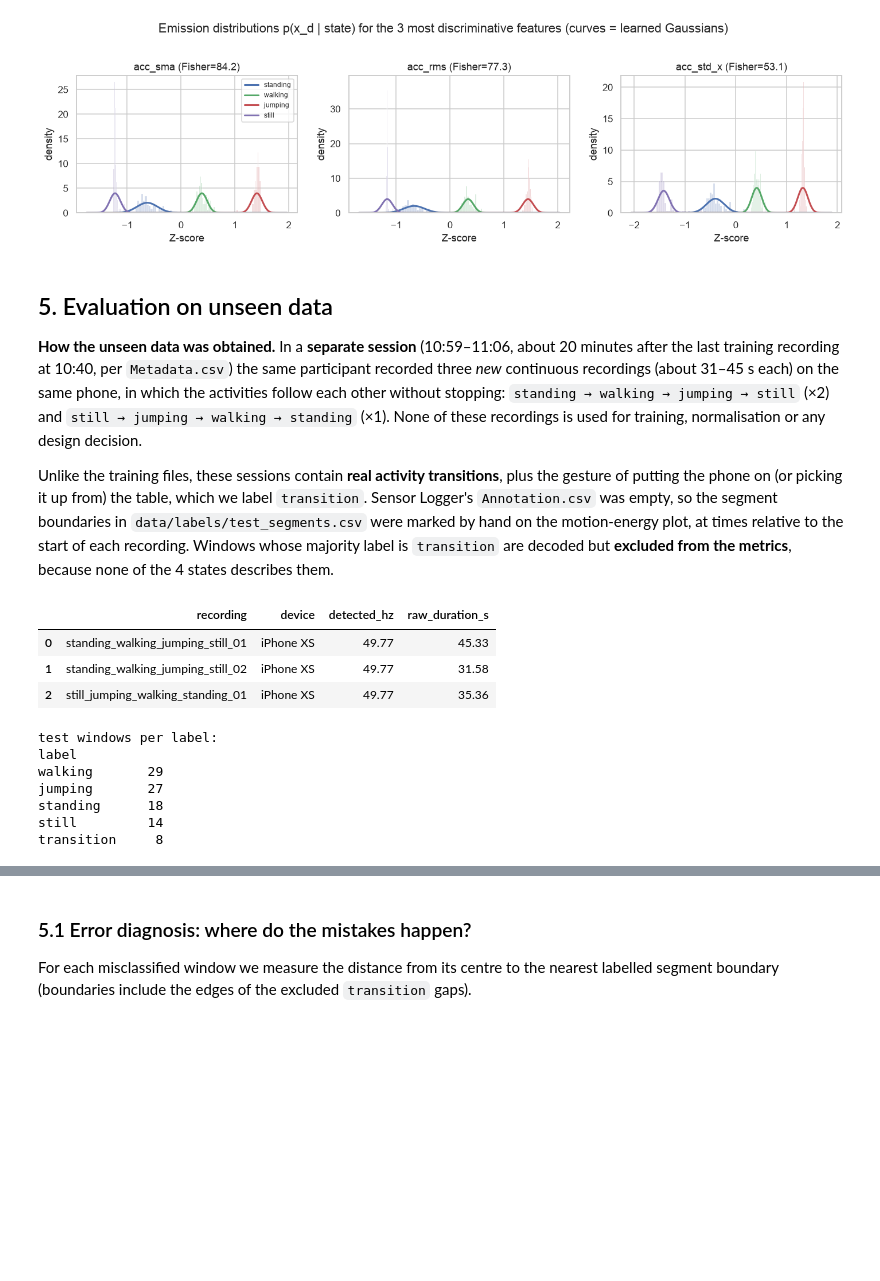
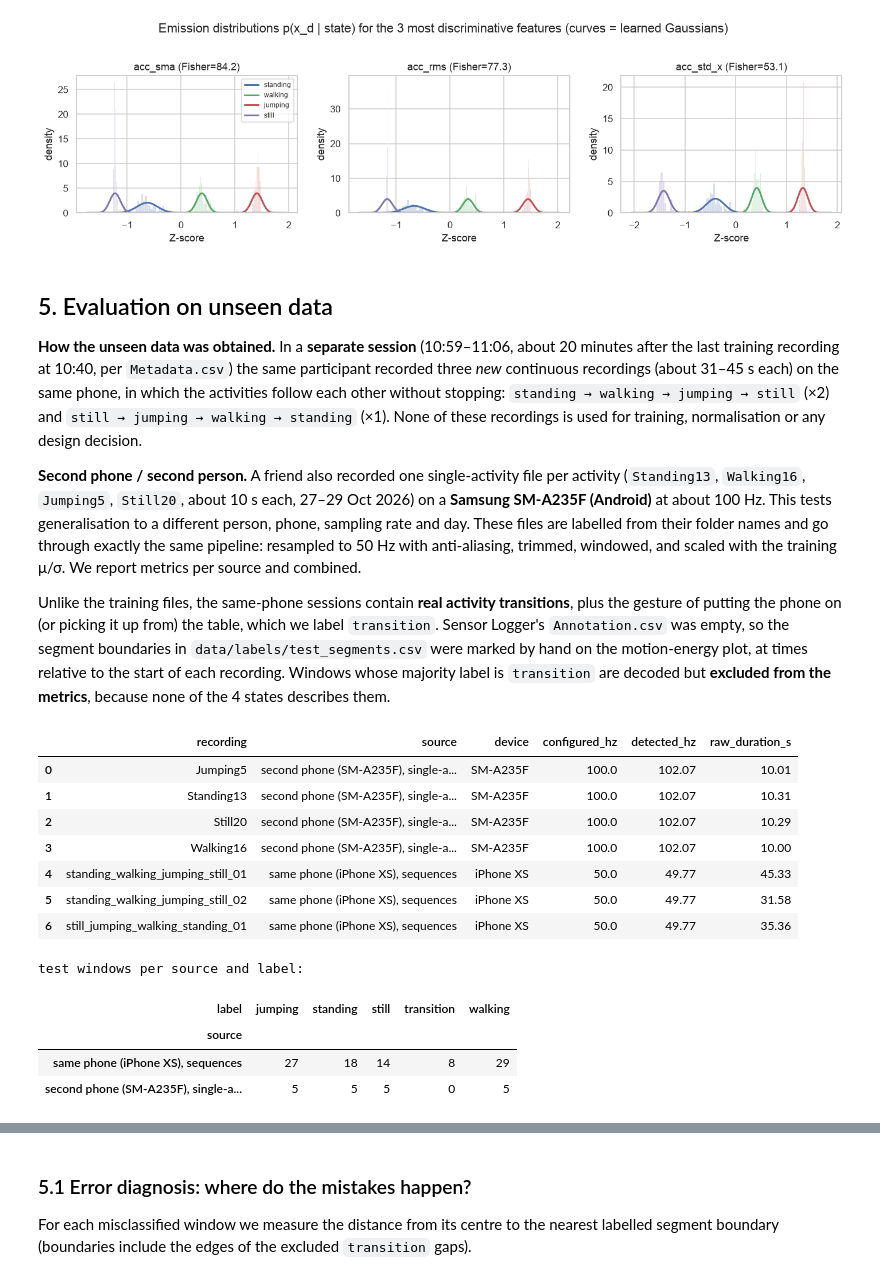
Before and after one commit to Eddydev-ALU/hmm-human-activity-recognition-formative-2, a Jupyter notebook: notebooks/hmm_activity_recognition.ipynb, the cells around one changed output, grey strips where cells are left out. Cells and saved outputs as stored; diff of their text form; code cells hidden in the pictures; blank space fills up the shorter version.

```diff
--- a/notebooks/hmm_activity_recognition.ipynb
+++ b/notebooks/hmm_activity_recognition.ipynb
@@ -72,8 +74,11 @@ The two sensors share timestamps, so we merge them with an inner join on `time`.
 Raw files are never modified. All cleaning happens here, and the cleaned outputs go to `data/processed/`.
 # %%
 def parse_label(folder: Path) -> str:
-    """Activity label = part of the folder name before the first '_'."""
-    return folder.name.split("_")[0]
+    """Activity label = leading letters of the folder name, lower-cased.
+
+    Handles both naming schemes: `walking_05-<ts>` (our phone) and `Walking16-<ts>` (second phone).
+    """
+    return re.match(r"[A-Za-z]+", folder.name).group(0).lower()
 
 
 def read_metadata(folder: Path) -> dict:
@@ -92,7 +97,11 @@ def load_recording(folder: Path) -> pd.DataFrame:
     gyr = pd.read_csv(folder / "Gyroscope.csv")[["time", "x", "y", "z"]]
     acc = acc.rename(columns={c: f"acc_{c}" for c in "xyz"})
     gyr = gyr.rename(columns={c: f"gyro_{c}" for c in "xyz"})
-    df = acc.merge(gyr, on="time", how="inner").sort_values("time").drop_duplicates("time")
+    # nearest-timestamp merge (tolerance = half a sample): identical to an exact join when the sensors share
+    # timestamps (iPhone), robust when a few samples are missing or offset (Android)
+    acc, gyr = acc.sort_values("time"), gyr.sort_values("time")
+    tol = int(np.median(np.diff(acc["time"])) // 2)
+    df = pd.merge_asof(acc, gyr, on="time", direction="nearest", tolerance=tol).dropna().drop_duplicates("time")
     df.insert(0, "t", (df["time"] - df["time"].iloc[0]) / 1e9)
     return df.drop(columns="time").reset_index(drop=True)
 
@@ -171,11 +181,20 @@ def resample(df: pd.DataFrame, fs: float = FS) -> pd.DataFrame:
     """Resample all signal columns onto a uniform grid at `fs` Hz with linear interpolation.
 
     Harmonises phones with different (or jittery) sampling rates. Grid: 0, 1/fs, ..., <= last timestamp.
+    When downsampling (source rate > 1.2 * fs, e.g. a 100 Hz phone), a zero-phase 4th-order Butterworth
+    low-pass at 0.8 * (fs / 2) = 20 Hz is applied first, so content above the new Nyquist frequency cannot alias.
     """
     t = df["t"].to_numpy()
+    src = detect_rate(t)
+    cols = df.columns.drop("t")
+    if src > 1.2 * fs:
+        t_src = np.arange(0.0, t[-1], 1.0 / src)
+        b, a = butter(4, 0.8 * fs / 2, fs=src)
+        df = pd.DataFrame({"t": t_src, **{c: filtfilt(b, a, np.interp(t_src, t, df[c].to_numpy())) for c in cols}})
+        t = t_src
     grid = np.arange(0.0, t[-1], 1.0 / fs)
     out = {"t": grid}
-    for col in df.columns.drop("t"):
+    for col in cols:
         out[col] = np.interp(grid, t, df[col].to_numpy())
     return pd.DataFrame(out)
 
@@ -837,49 +856,65 @@ recording at 10:40, per `Metadata.csv`) the same participant recorded three *new
 in which the activities follow each other without stopping: `standing → walking → jumping → still` (×2) and `still → jumping → walking → standing` (×1).
 None of these recordings is used for training, normalisation or any design decision.
 
-Unlike the training files, these sessions contain **real activity transitions**, plus the gesture of putting the phone on (or picking it up from)
+**Second phone / second person.** A friend also recorded one single-activity file per activity (`Standing13`, `Walking16`, `Jumping5`, `Still20`,
+about 10 s each, 27–29 Oct 2026) on a **Samsung SM-A235F (Android)** at about 100 Hz. This tests generalisation to a different person, phone, sampling rate
+and day. These files are labelled from their folder names and go through exactly the same pipeline: resampled to 50 Hz with anti-aliasing,
+trimmed, windowed, and scaled with the training μ/σ. We report metrics per source and combined.
+
+Unlike the training files, the same-phone sessions contain **real activity transitions**, plus the gesture of putting the phone on (or picking it up from)
 the table, which we label `transition`. Sensor Logger's `Annotation.csv` was empty, so the segment boundaries in
 `data/labels/test_segments.csv` were marked by hand on the motion-energy plot, at times relative to the start of each recording.
 Windows whose majority label is `transition` are decoded but **excluded from the metrics**, because none of the 4 states describes them.
 # %%
 segments = pd.read_csv(LABELS_DIR / "test_segments.csv")
 
 def label_samples(df: pd.DataFrame, rec_id: str, trim_s: float = TRIM_S) -> pd.Series:
     """Per-sample ground truth from the segment table (segment times are relative to the untrimmed recording)."""
     t_orig = df["t"] + trim_s
     lab = pd.Series("unlabelled", index=df.index)
     for _, s in segments[segments.recording == rec_id].iterrows():
         lab[(t_orig >= s.start_s) & (t_orig < s.end_s)] = s.label
     return lab
 
+TRAIN_DEVICE = train_inv.device.iloc[0]
 test_inv = inventory(RAW_TEST)
+test_inv["source"] = np.where(test_inv.device == TRAIN_DEVICE, f"same phone ({TRAIN_DEVICE}), sequences",
+                              "second phone (" + test_inv.device + "), single-activity")
+unexpected = test_inv.loc[~test_inv.recording.isin(segments.recording) & ~test_inv.label.isin(ACTIVITIES), "folder"].tolist()
+assert not unexpected, f"Test folders with unexpected labels: {unexpected}"
+
 test_recs, test_feats = {}, []
 for _, row in test_inv.iterrows():
     df = clean_recording(RAW_TEST / row.folder)
-    df.insert(1, "label", label_samples(df, row.recording))
+    if row.recording in set(segments.recording):          # multi-activity sequence -> hand-labelled segments
+        df.insert(1, "label", label_samples(df, row.recording))
+    else:                                                  # single-activity file -> label from folder name
+        df.insert(1, "label", row.label)
     assert (df.label != "unlabelled").all(), f"unlabelled samples in {row.recording}"
     test_recs[row.recording] = df
     df.to_csv(PROC / "test" / f"{row.recording}.csv", index=False)
-    test_feats.append(features_for_recording(df, row.recording))
+    test_feats.append(features_for_recording(df, row.recording).assign(source=row.source))
 test_feat = pd.concat(test_feats, ignore_index=True)
 test_feat.to_csv(PROC / "features_test.csv", index=False)
 
 Ztest = scaler.transform(test_feat[FEATURES])           # TRAINING mean/std, no refit
-display(test_inv[["recording", "device", "detected_hz", "raw_duration_s"]].round(2))
-print("test windows per label:"); print(test_feat.label.value_counts().to_string())
-RESULTS["test_files"] = test_inv[["recording", "detected_hz", "raw_duration_s"]].round(2).to_dict(orient="records")
+display(test_inv[["recording", "source", "device", "configured_hz", "detected_hz", "raw_duration_s"]].round(2))
+print("test windows per source and label:"); display(pd.crosstab(test_feat.source, test_feat.label))
+RESULTS["test_files"] = test_inv[["recording", "source", "device", "configured_hz", "detected_hz", "raw_duration_s"]].round(2).to_dict(orient="records")
 # %% [output]
-|  | recording | device | detected_hz | raw_duration_s |
-| 0 | standing_walking_jumping_still_01 | iPhone XS | 49.77 | 45.33 |
-| 1 | standing_walking_jumping_still_02 | iPhone XS | 49.77 | 31.58 |
-| 2 | still_jumping_walking_standing_01 | iPhone XS | 49.77 | 35.36 |
+|  | recording | source | device | configured_hz | detected_hz | raw_duration_s |
+| 0 | Jumping5 | second phone (SM-A235F), single-a... | SM-A235F | 100.0 | 102.07 | 10.01 |
+| 1 | Standing13 | second phone (SM-A235F), single-a... | SM-A235F | 100.0 | 102.07 | 10.31 |
+| 2 | Still20 | second phone (SM-A235F), single-a... | SM-A235F | 100.0 | 102.07 | 10.29 |
+| 3 | Walking16 | second phone (SM-A235F), single-a... | SM-A235F | 100.0 | 102.07 | 10.00 |
+| 4 | standing_walking_jumping_still_01 | same phone (iPhone XS), sequences | iPhone XS | 50.0 | 49.77 | 45.33 |
+| 5 | standing_walking_jumping_still_02 | same phone (iPhone XS), sequences | iPhone XS | 50.0 | 49.77 | 31.58 |
+| 6 | still_jumping_walking_standing_01 | same phone (iPhone XS), sequences | iPhone XS | 50.0 | 49.77 | 35.36 |
-test windows per label:
-label
-walking       29
-jumping       27
-standing      18
-still         14
-transition     8
+test windows per source and label:
+| label | jumping | standing | still | transition | walking |
+| source |  |  |  |  |  |
+| same phone (iPhone XS), sequences | 27 | 18 | 14 | 8 | 29 |
+| second phone (SM-A235F), single-a... | 5 | 5 | 5 | 0 | 5 |
 # %%
 def decode(model: GaussianHMM, Z: pd.DataFrame, feat: pd.DataFrame) -> np.ndarray:
     """Viterbi-decode each recording separately (one sequence per recording), return activity names per window."""
```
Also changed, not shown: parts of 12 cells of this notebook, 40 other files.
